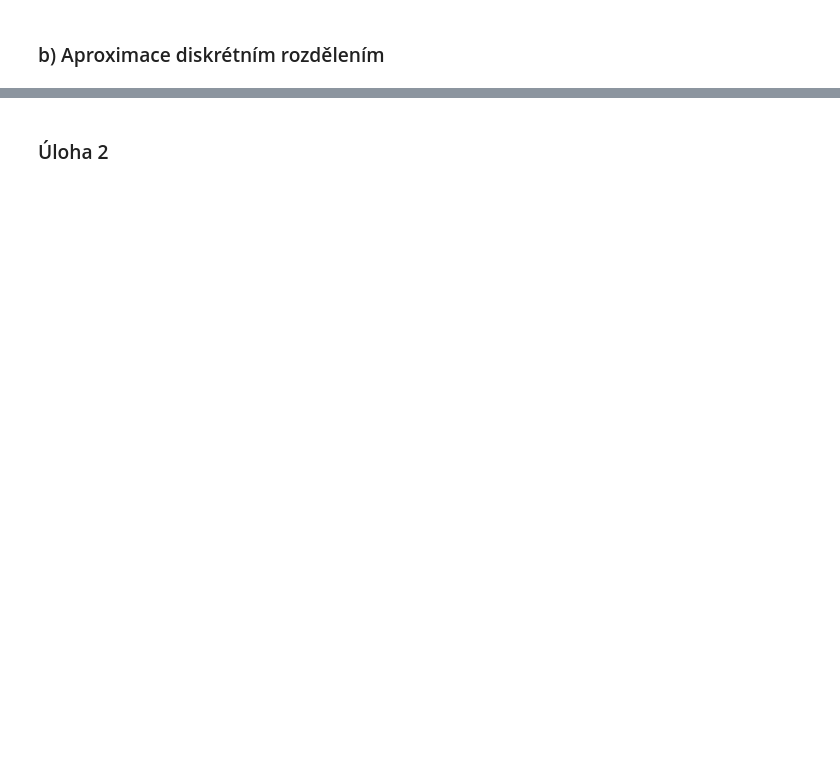
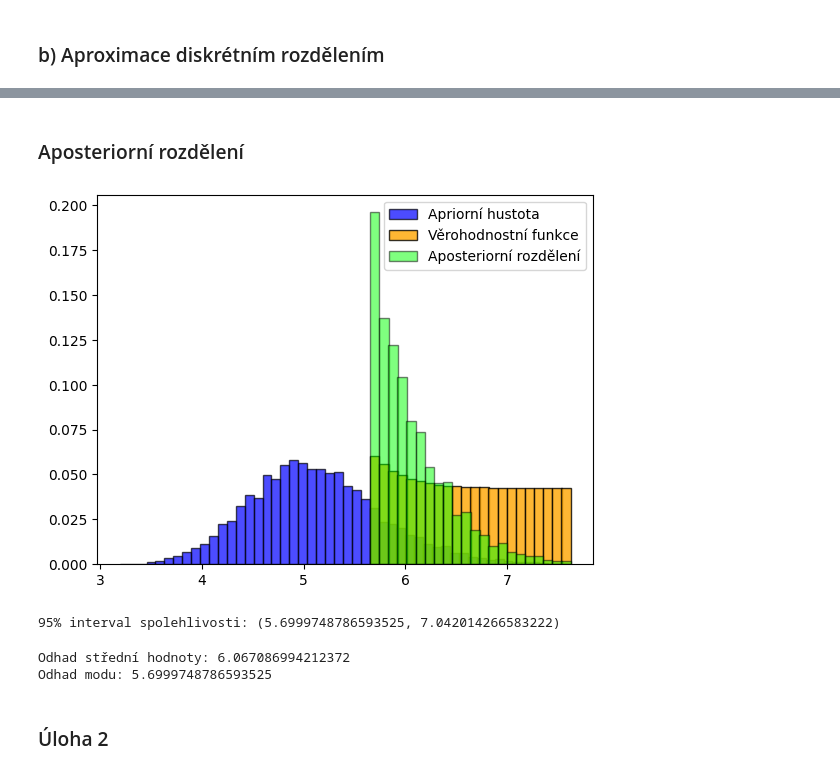
Before and after one commit to FITlifeSADGE/MSP, a Jupyter notebook: proj2/MSP.ipynb, the cells around one changed output, grey strips where cells are left out. Cells and saved outputs as stored; diff of their text form; code cells hidden in the pictures; blank space fills up the shorter version.

```diff
--- a/proj2/MSP.ipynb
+++ b/proj2/MSP.ipynb
@@ -118,27 +126,28 @@ def normal_dist(x , mean , sd):
 
 max_indices = df.groupby('skupina')['uloha_1 b)_prior'].idxmax()
 
+
 # Select the corresponding rows from the original DataFrame
 result_df = df.loc[max_indices]
 
 b = np.linspace(min(result_df["uloha_1 b)_prior"]), max(result_df["uloha_1 b)_prior"]), 50)
 
+observed_data = df['uloha_1 b)_pozorování'].head(100)
+
 filtered_b = [value for value in b if all(a_value < i < value for i in observed_data)]
 
 prob_density = []
 
-observed_data = df['uloha_1 b)_pozorování'].head(100)
 
 for value in filtered_b:
     denominator = calculate_cdf(value, mean_value, std_value)
     # násobení 1/std_value je zbytečné, protože 1/1 = 1
     sum_prob = 1
     for i in observed_data:
-        if a_value < i < value:
-            sum_prob *= (normal_dist(i, mean_value, std_value) / denominator)
+        sum_prob *= (normal_dist(i, mean_value, std_value) / denominator)
     prob_density.append(sum_prob)
 
 
 
 sum_prob_density = sum(prob_density)
-prob_density = [x / sum_prob_density for x in prob_density]
+verohodnostni_funkce = [x / sum_prob_density for x in prob_density]
@@ -160,7 +156,4 @@ plt.show()
 # %%
-import numpy as np
-import matplotlib.pyplot as plt
-
 b = result_df["uloha_1 b)_prior"]
 
 hist, bin_edges = np.histogram(b, bins=50, density=True)
@@ -169,14 +162,7 @@ hist, bin_edges = np.histogram(b, bins=50, density=True)
 bin_widths = np.diff(bin_edges)
 normalized_hist = hist * bin_widths
 
+
 # Diskrétní apriorní rozdělení
 b_values = (bin_edges[:-1] + bin_edges[1:]) / 2  # Středy intervalů
-prior_probabilities = normalized_hist / sum(normalized_hist)
-
-# Vytvoření grafu
-plt.bar(b_values, prior_probabilities, width=bin_widths, alpha=0.7, label='Apriorní hustota', edgecolor='black')
-
-plt.xlabel('Hodnota parametru b')
-plt.ylabel('Pravděpodobnost')
-plt.legend()
-plt.show()
+apriorni_rozdeleni = normalized_hist / sum(normalized_hist)
@@ -262,3 +169,46 @@ plt.show()
+# %% [markdown]
+### Aposteriorní rozdělení
+# %%
+prior_probs = apriorni_rozdeleni[-22:]
+density_probs = prob_density
+
+# Věrohodnostní funkce P(X | theta) -
+likelihood = density_probs
+
+# Bayesova věta
+numerator = likelihood * prior_probs
+aposteriorni_rozdeleni  = numerator / np.sum(numerator)
+# %%
+plt.bar(b_values, apriorni_rozdeleni, width=bin_widths, color='blue', alpha=0.7, label='Apriorní hustota', edgecolor='black')
+plt.bar(filtered_b, verohodnostni_funkce, width=0.092, color='orange', alpha=0.8, label='Věrohodnostní funkce', edgecolor='black')
+plt.bar(filtered_b, aposteriorni_rozdeleni, width=0.092, color='lime', alpha=0.5, label='Aposteriorní rozdělení', edgecolor='black')
+plt.legend()
+plt.show()
+# %% [output]
+[figure, added]
+# %%
+cumulative_posterior = np.cumsum(aposteriorni_rozdeleni)
+
+lower = np.argmax(cumulative_posterior >= 0.025)
+upper = np.argmax(cumulative_posterior >= 0.975)
+
+lower_bound_posterior = filtered_b[lower]
+upper_bound_posterior = filtered_b[upper]
+
+print(f"95% interval spolehlivosti: ({lower_bound_posterior}, {upper_bound_posterior})")
+# %% [output]
+95% interval spolehlivosti: (5.6999748786593525, 7.042014266583222)
+# %%
+expected_value = np.sum(aposteriorni_rozdeleni * filtered_b)
+
+modus = np.argmax(aposteriorni_rozdeleni)
+map_value = filtered_b[modus]
+
+print(f"Odhad střední hodnoty: {expected_value}")
+print(f"Odhad modu: {map_value}")
+# %% [output]
+Odhad střední hodnoty: 6.067086994212372
+Odhad modu: 5.6999748786593525
 # %% [markdown]
 ### Úloha 2
 # %%
```
Also changed, not shown: parts of 11 cells of this notebook.
